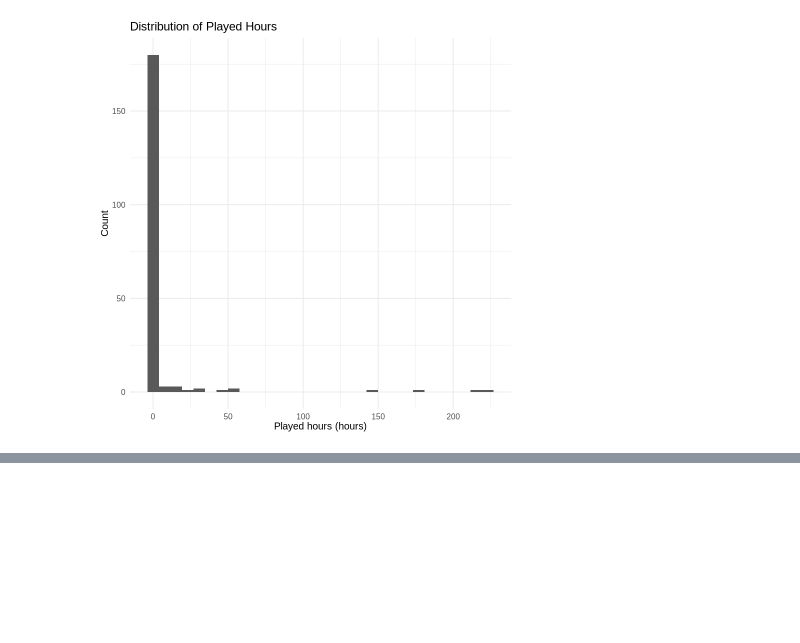
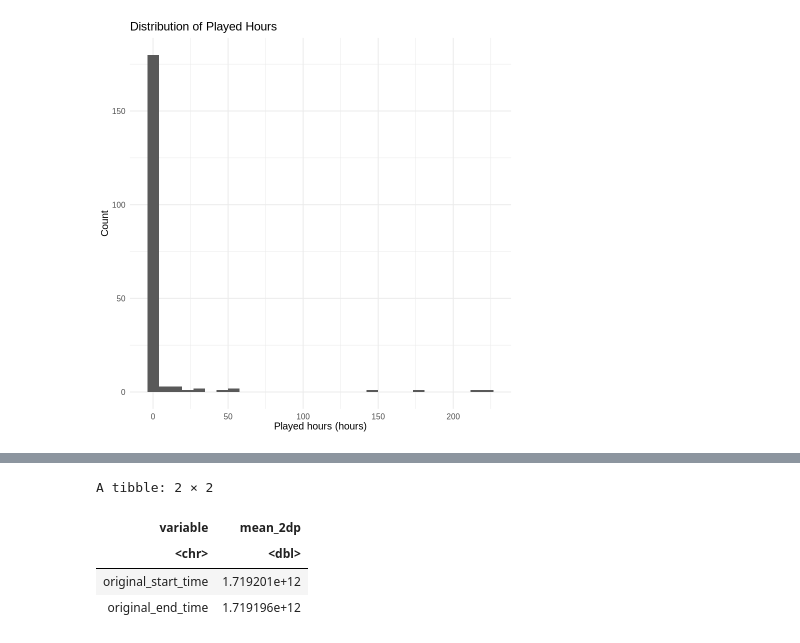
Before and after one commit to realshady-art/DSCI-100-2025W1-Group-project, a Jupyter notebook: Data Science Project Planning Report.ipynb, the cells around one changed output, grey strips where cells are left out. Cells and saved outputs as stored; diff of their text form; code cells hidden in the pictures; blank space fills up the shorter version.

```diff
--- a/Data Science Project Planning Report.ipynb
+++ b/Data Science Project Planning Report.ipynb
@@ -210,0 +267,13 @@ A tibble: 1 × 9
+# %%
+sessions_means <- sessions |>
+  select(where(is.numeric)) |>
+  summarise(across(everything(), ~ round(mean(.x, na.rm = TRUE), 2))) |>
+  pivot_longer(everything(), names_to = "variable", values_to = "mean_2dp")
+
+sessions_means
+# %% [output]
+A tibble: 2 × 2
+| variable | mean_2dp |
+| <chr> | <dbl> |
+| original_start_time | 1.719201e+12 |
+| original_end_time | 1.719196e+12 |
```
Also changed, not shown: parts of 10 cells of this notebook.
